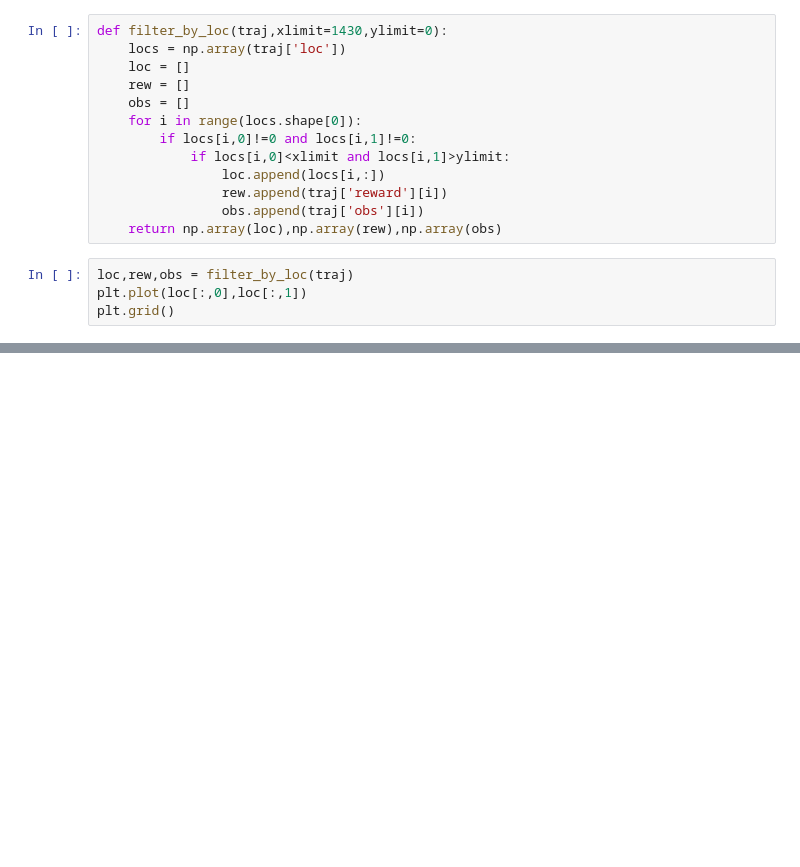
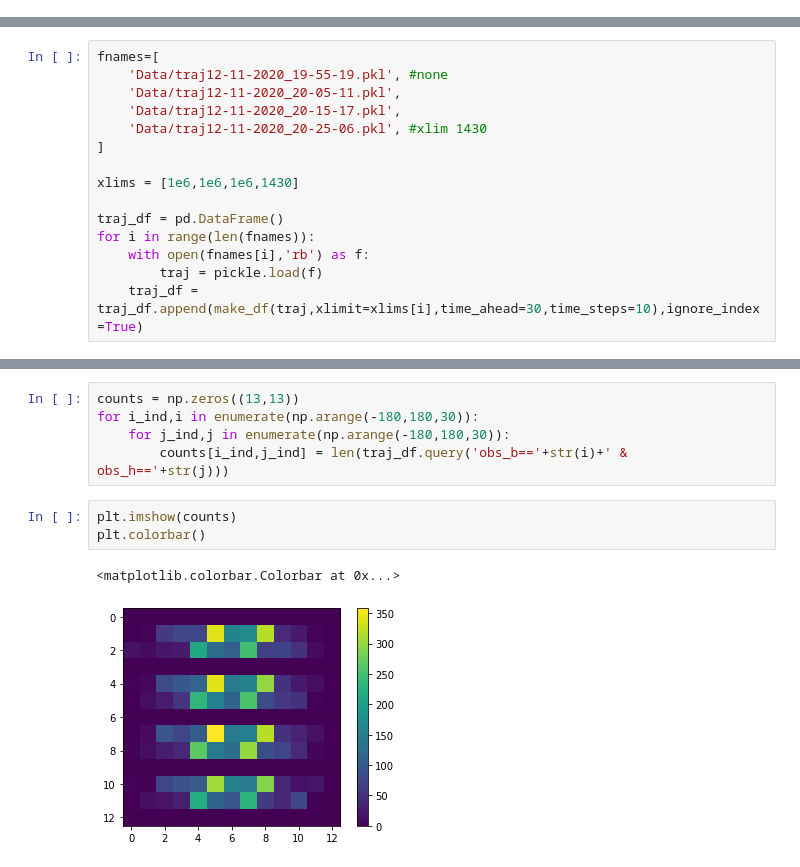
Before and after one commit to ccli3896/RLWorms, a Jupyter notebook: 10_30_model/modeldev.ipynb, the cells around one changed output, grey strips where cells are left out. Cells and saved outputs as stored; diff of their text form; blank space fills up the shorter version.

```diff
--- a/10_30_model/modeldev.ipynb
+++ b/10_30_model/modeldev.ipynb
@@ -8,17 +5,0 @@ with open('Data/traj12-11-2020_20-25-06.pkl','rb') as f:
-# %%
-def filter_by_loc(traj,xlimit=1430,ylimit=0):
-    locs = np.array(traj['loc'])
-    loc = []
-    rew = []
-    obs = []
-    for i in range(locs.shape[0]):
-        if locs[i,0]!=0 and locs[i,1]!=0:
-            if locs[i,0]<xlimit and locs[i,1]>ylimit:
-                loc.append(locs[i,:])
-                rew.append(traj['reward'][i])
-                obs.append(traj['obs'][i])
-    return np.array(loc),np.array(rew),np.array(obs)
-# %%
-loc,rew,obs = filter_by_loc(traj)
-plt.plot(loc[:,0],loc[:,1])
-plt.grid()
@@ -39,0 +57,15 @@ array([-1.        , -0.83333333, -0.66666667, -0.5       , -0.33333333,
+# %%
+fnames=[
+    'Data/traj12-11-2020_19-55-19.pkl', #none
+    'Data/traj12-11-2020_20-05-11.pkl',
+    'Data/traj12-11-2020_20-15-17.pkl',
+    'Data/traj12-11-2020_20-25-06.pkl', #xlim 1430
+]
+
+xlims = [1e6,1e6,1e6,1430]
+
+traj_df = pd.DataFrame()
+for i in range(len(fnames)):
+    with open(fnames[i],'rb') as f:
+        traj = pickle.load(f)
+    traj_df = traj_df.append(make_df(traj,xlimit=xlims[i],time_ahead=30,time_steps=10),ignore_index=True)
@@ -39,0 +88,11 @@ array([-1.        , -0.83333333, -0.66666667, -0.5       , -0.33333333,
+# %%
+counts = np.zeros((13,13))
+for i_ind,i in enumerate(np.arange(-180,180,30)):
+    for j_ind,j in enumerate(np.arange(-180,180,30)):
+        counts[i_ind,j_ind] = len(traj_df.query('obs_b=='+str(i)+' & obs_h=='+str(j)))
+# %%
+plt.imshow(counts)
+plt.colorbar()
+# %% [output]
+<matplotlib.colorbar.Colorbar at 0x...>
+[figure, added]
```
Also changed, not shown: parts of 34 cells of this notebook, 2 other files.
